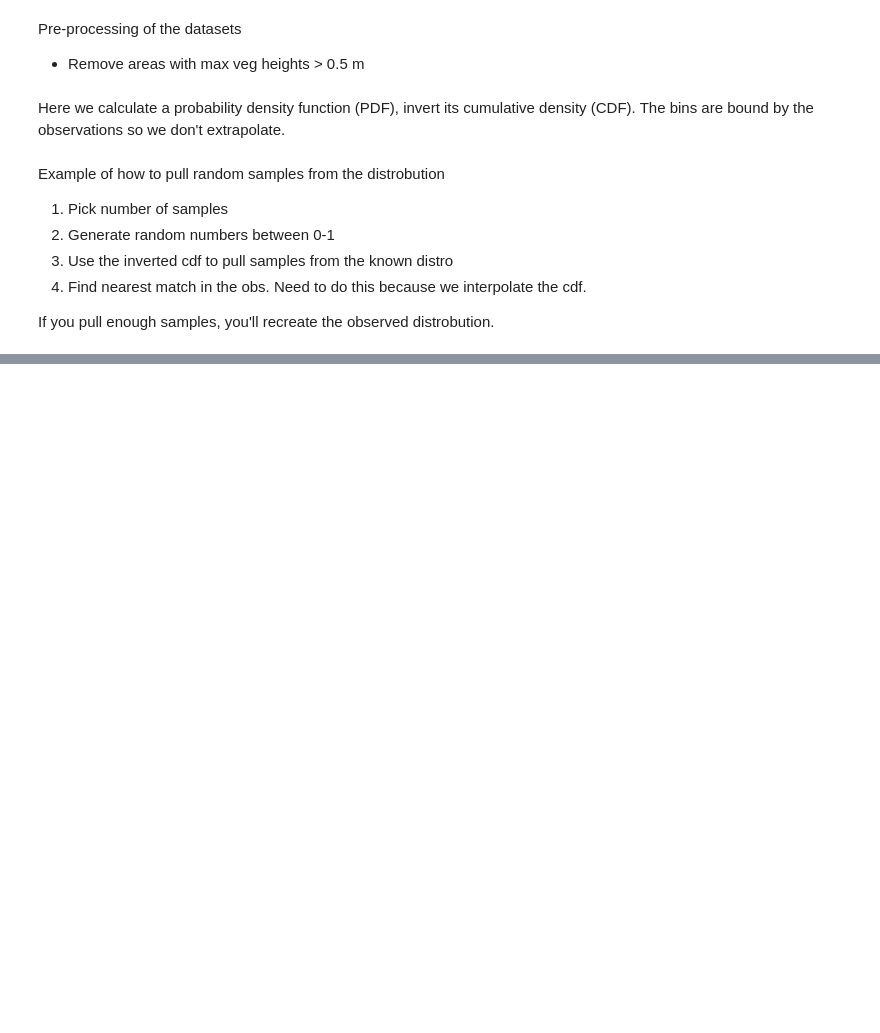
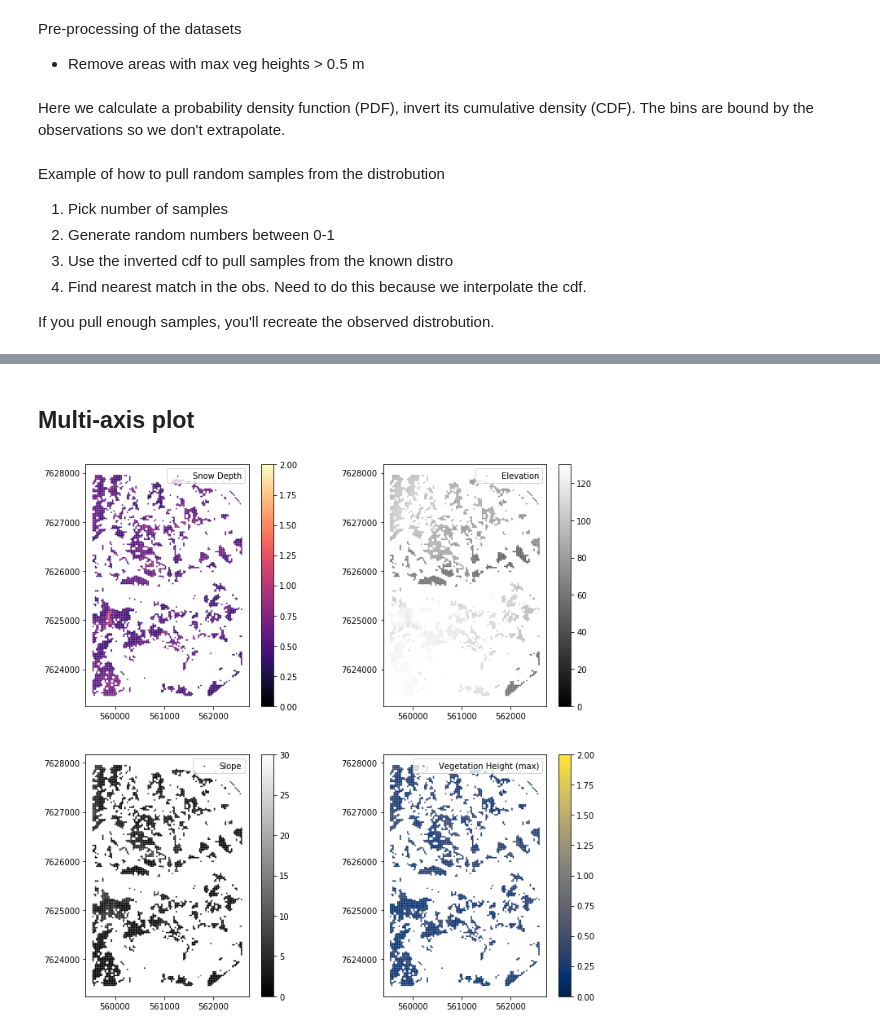
Before and after one commit to kingjml/tvc-site-selection, a Jupyter notebook: site-selector.ipynb, the cells around one changed output, grey strips where cells are left out. Cells and saved outputs as stored; diff of their text form; code cells hidden in the pictures; blank space fills up the shorter version.

```diff
--- a/site-selector.ipynb
+++ b/site-selector.ipynb
@@ -67,0 +83,15 @@ StDev: 0.1
+# %% [markdown]
+## Multi-axis plot
+# %%
+fig, axes = plt.subplots(ncols=2, nrows=2, figsize=(12,12))
+snow, dem, slope, veg = axes.ravel()
+df.plot(ax=snow, column='snow_depth', markersize=0.6, vmin=0, vmax=2, cmap='magma', label='Snow Depth', legend=True)
+df.plot(ax=dem, column='dem_value', markersize=0.6, vmin=0, vmax=130, cmap='gray', label='Elevation', legend=True)
+df.plot(ax=slope, column='slope_valu', markersize=0.6, vmin=0, vmax=30, cmap='gray', label='Slope', legend=True)
+df.plot(ax=veg, column='vegheight_', markersize=0.6, vmin=0, vmax=2, cmap='cividis', label='Vegetation Height (max)', legend=True)
+snow.legend()
+dem.legend()
+slope.legend()
+veg.legend();
+# %% [output]
+[figure, added]
```
Also changed, not shown: parts of 7 cells of this notebook, 1 other file.
